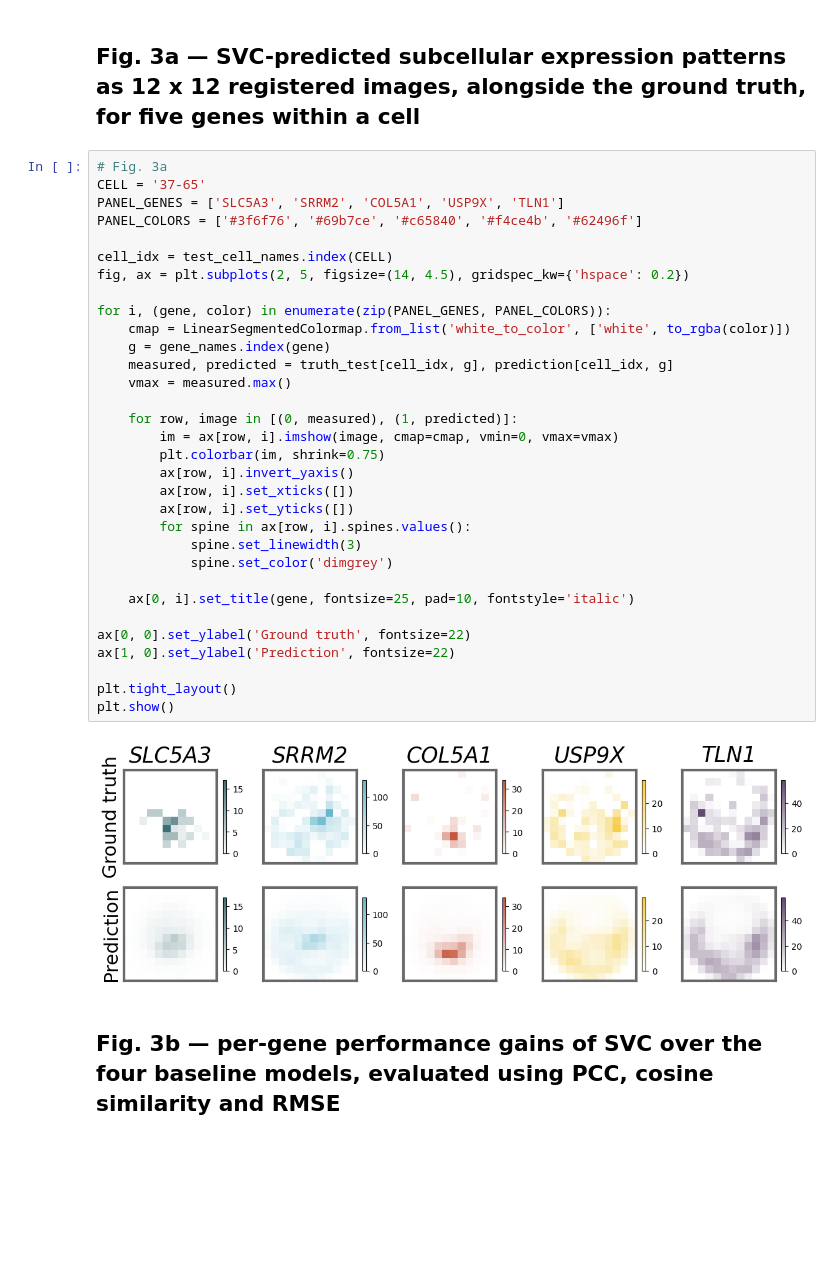
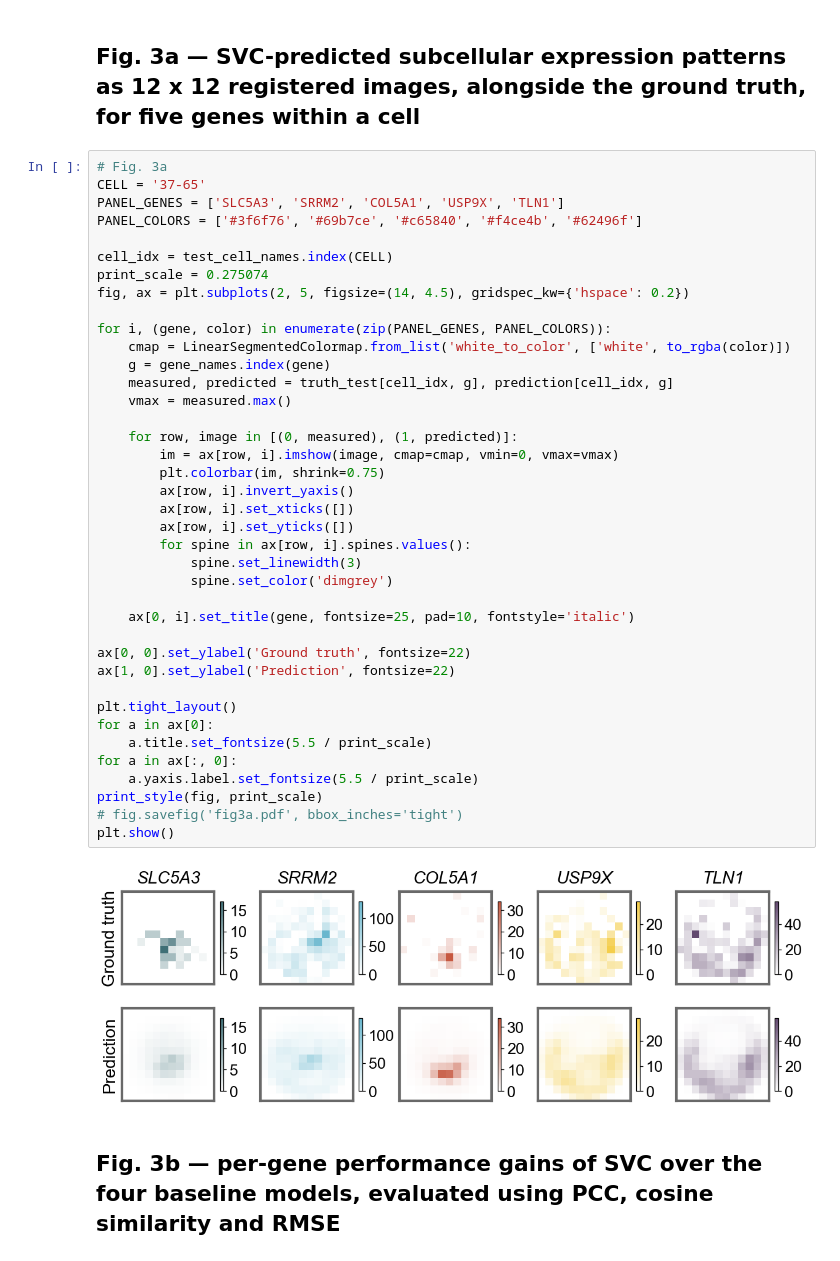
Before and after one commit to aster-ww/SVC-reproducibility, a Jupyter notebook: fig3/fig3_reproducibility.ipynb, the cells around one changed output. Cells and saved outputs as stored; diff of their text form; blank space fills up the shorter version.

```diff
--- a/fig3/fig3_reproducibility.ipynb
+++ b/fig3/fig3_reproducibility.ipynb
@@ -43,34 +82,41 @@ CELL = '37-65'
 PANEL_GENES = ['SLC5A3', 'SRRM2', 'COL5A1', 'USP9X', 'TLN1']
 PANEL_COLORS = ['#3f6f76', '#69b7ce', '#c65840', '#f4ce4b', '#62496f']
 
 cell_idx = test_cell_names.index(CELL)
+print_scale = 0.275074
 fig, ax = plt.subplots(2, 5, figsize=(14, 4.5), gridspec_kw={'hspace': 0.2})
 
 for i, (gene, color) in enumerate(zip(PANEL_GENES, PANEL_COLORS)):
     cmap = LinearSegmentedColormap.from_list('white_to_color', ['white', to_rgba(color)])
     g = gene_names.index(gene)
     measured, predicted = truth_test[cell_idx, g], prediction[cell_idx, g]
     vmax = measured.max()
 
     for row, image in [(0, measured), (1, predicted)]:
         im = ax[row, i].imshow(image, cmap=cmap, vmin=0, vmax=vmax)
         plt.colorbar(im, shrink=0.75)
         ax[row, i].invert_yaxis()
         ax[row, i].set_xticks([])
         ax[row, i].set_yticks([])
         for spine in ax[row, i].spines.values():
             spine.set_linewidth(3)
             spine.set_color('dimgrey')
 
     ax[0, i].set_title(gene, fontsize=25, pad=10, fontstyle='italic')
 
 ax[0, 0].set_ylabel('Ground truth', fontsize=22)
 ax[1, 0].set_ylabel('Prediction', fontsize=22)
 
 plt.tight_layout()
+for a in ax[0]:
+    a.title.set_fontsize(5.5 / print_scale)
+for a in ax[:, 0]:
+    a.yaxis.label.set_fontsize(5.5 / print_scale)
+print_style(fig, print_scale)
+# fig.savefig('fig3a.pdf', bbox_inches='tight')
 plt.show()
 # %% [output]
-[figure, old version]
+[figure, new version]
 # %% [markdown]
 ## Fig. 3b — per-gene performance gains of SVC over the four baseline models, evaluated using PCC, cosine similarity and RMSE
 # %%
```
Also changed, not shown: parts of 13 cells of this notebook, 1 other file.
